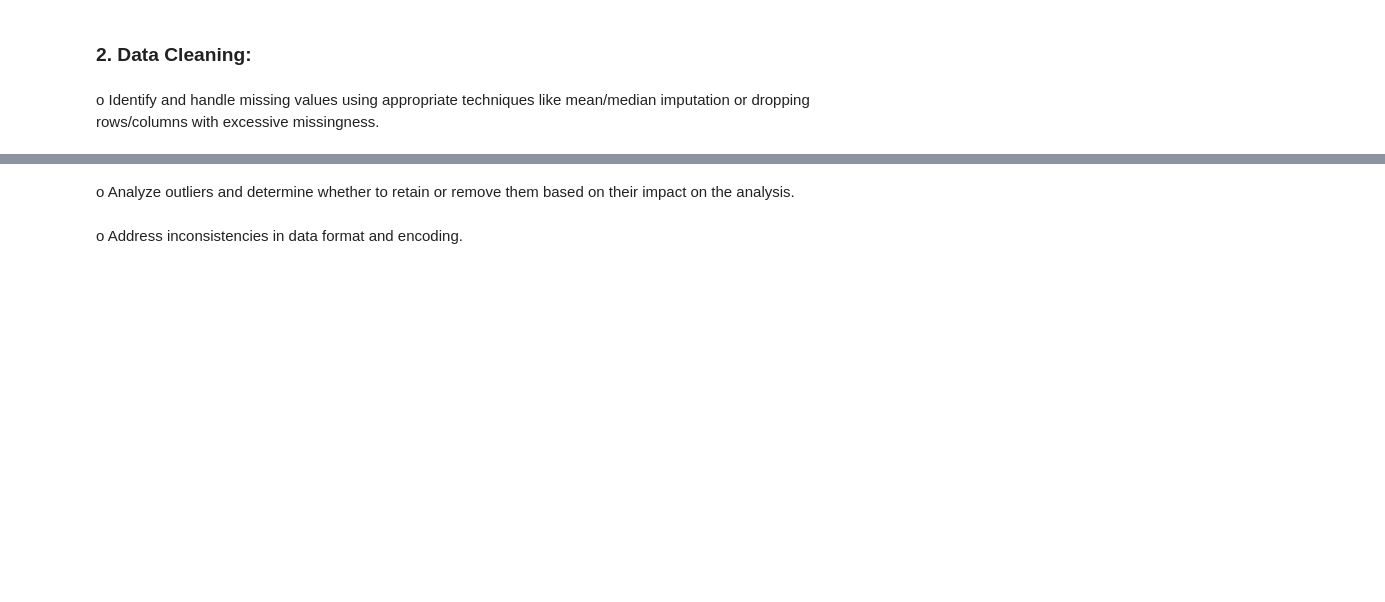
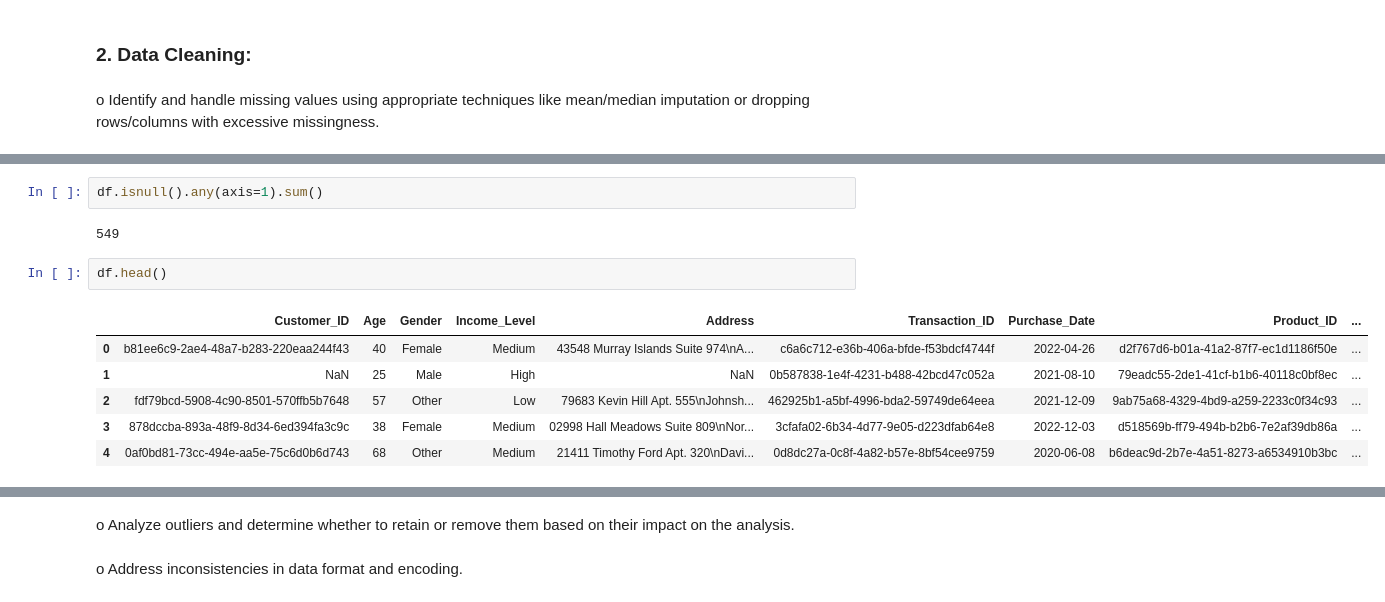
Before and after one commit to ApatheticMioz/electronics-sales-analysis-ml, a Jupyter notebook: project.ipynb, the cells around one changed output, grey strips where cells are left out. Cells and saved outputs as stored; diff of their text form; blank space fills up the shorter version.

```diff
--- a/project.ipynb
+++ b/project.ipynb
@@ -148,0 +161,13 @@ None
+# %%
+df.isnull().any(axis=1).sum()
+# %% [output]
+549
+# %%
+df.head()
+# %% [output]
+|  | Customer_ID | Age | Gender | Income_Level | Address | Transaction_ID | Purchase_Date | Product_ID | ... |
+| 0 | b81ee6c9-2ae4-48a7-b283-220eaa244f43 | 40 | Female | Medium | 43548 Murray Islands Suite 974\nA... | c6a6c712-e36b-406a-bfde-f53bdcf4744f | 2022-04-26 | d2f767d6-b01a-41a2-87f7-ec1d1186f50e | ... |
+| 1 | NaN | 25 | Male | High | NaN | 0b587838-1e4f-4231-b488-42bcd47c052a | 2021-08-10 | 79eadc55-2de1-41cf-b1b6-40118c0bf8ec | ... |
+| 2 | fdf79bcd-5908-4c90-8501-570ffb5b7648 | 57 | Other | Low | 79683 Kevin Hill Apt. 555\nJohnsh... | 462925b1-a5bf-4996-bda2-59749de64eea | 2021-12-09 | 9ab75a68-4329-4bd9-a259-2233c0f34c93 | ... |
+| 3 | 878dccba-893a-48f9-8d34-6ed394fa3c9c | 38 | Female | Medium | 02998 Hall Meadows Suite 809\nNor... | 3cfafa02-6b34-4d77-9e05-d223dfab64e8 | 2022-12-03 | d518569b-ff79-494b-b2b6-7e2af39db86a | ... |
+| 4 | 0af0bd81-73cc-494e-aa5e-75c6d0b6d743 | 68 | Other | Medium | 21411 Timothy Ford Apt. 320\nDavi... | 0d8dc27a-0c8f-4a82-b57e-8bf54cee9759 | 2020-06-08 | b6deac9d-2b7e-4a51-8273-a6534910b3bc | ... |
```
Also changed, not shown: parts of 10 cells of this notebook.
